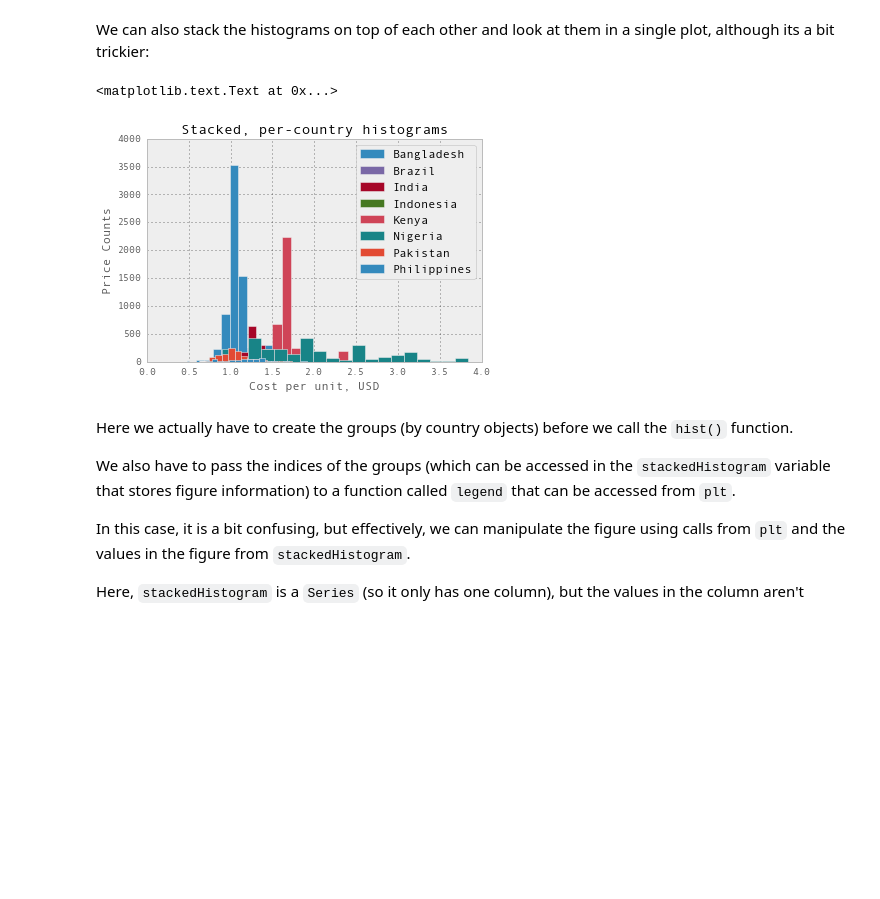
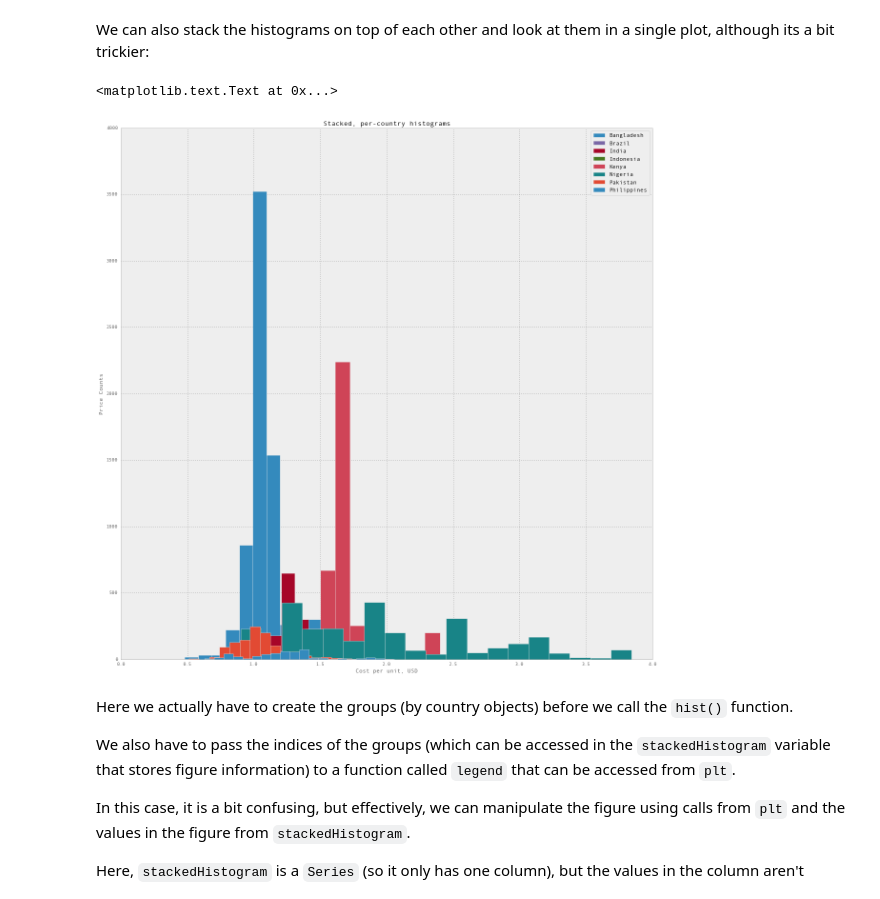
Before and after one commit to Abdul24/nyc16_ids2, a Jupyter notebook: notebooks/04_pandas_visualization.ipynb, the cells around one changed output. Saved outputs shown, nothing was run; the diff lists cells and outputs as text; code cells hidden in the pictures; blank space fills up the shorter version.

```diff
--- a/notebooks/04_pandas_visualization.ipynb
+++ b/notebooks/04_pandas_visualization.ipynb
@@ -181,6 +190,7 @@ This would have dropped any row that had at least one `NaN` value. Since every r
 # %% [markdown]
 Now we are going to do some really quick formatting of the column names so that they are a bit easier to type/access:
 # %%
+priceData = priceData.dropna(how="all",axis=1)
 priceData.columns = priceData.columns.map(lambda x: x.replace(" ","_"))
 priceData.columns = priceData.columns.map(lambda x: x.replace(".",""))
 priceData.head(50)
@@ -756,15 +768,15 @@ I've added some other necessary configurations (that you now know about!) to mak
 # %% [markdown]
 We can also stack the histograms on top of each other and look at them in a single plot, although its a bit trickier:
 # %%
-stackedHistogram = sodaPrices["Conv_Price"].groupby(sodaPrices["Country"]).hist(bins=20)
+stackedHistogram = sodaPrices["Conv_Price"].groupby(sodaPrices["Country"]).hist(bins=20,figsize=(20,20))
 #stackedHistogram
 plt.xlabel("Cost per unit, USD")
 plt.ylabel("Price Counts")
 plt.legend(stackedHistogram.index)
 plt.title("Stacked, per-country histograms")
 # %% [output]
 <matplotlib.text.Text at 0x...>
-[figure, old version]
+[figure, new version]
 # %% [markdown]
 Here we actually have to create the groups (by country objects) before we call the `hist()` function.
 
```
Also changed, not shown: parts of 30 cells of this notebook.
